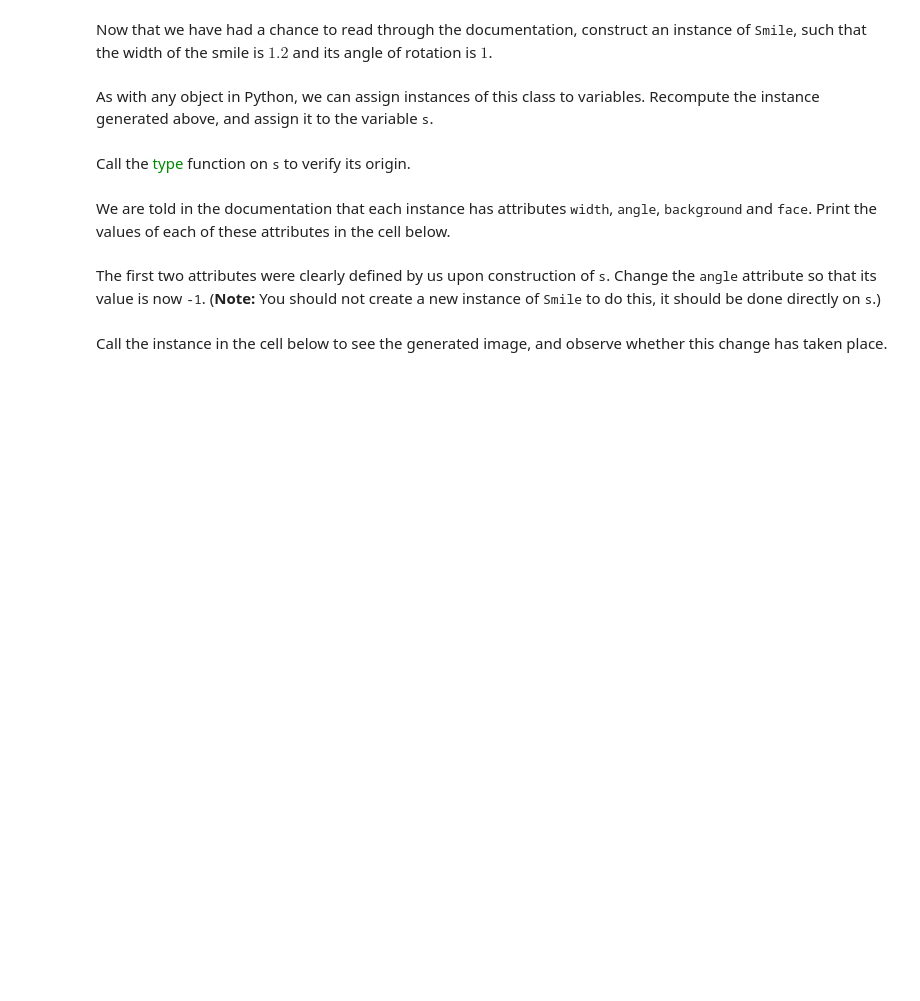
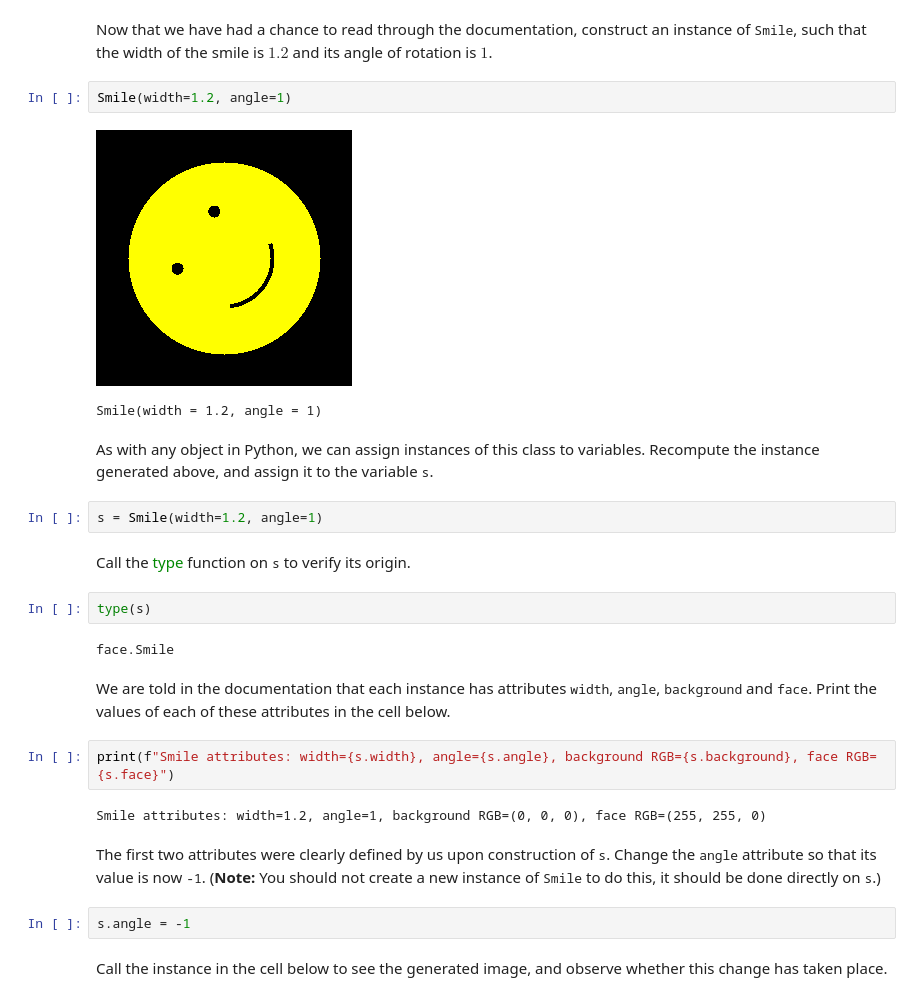
Before and after one commit to TomADavis/MTH5005-Programming-in-Python-II, a Jupyter notebook: Week 2/Week 02 Lab Workbook.ipynb, the cells around one changed output. Saved outputs shown, nothing was run; the diff lists cells and outputs as text; blank space fills up the shorter version.

```diff
--- a/Week 2/Week 02 Lab Workbook.ipynb
+++ b/Week 2/Week 02 Lab Workbook.ipynb
@@ -111,12 +181,29 @@ Call a function that gives the documentation for the class <samp>Smile</samp>, i
 # %% [markdown]
 Now that we have had a chance to read through the documentation, construct an instance of <samp>Smile</samp>, such that the width of the smile is $1.2$ and its angle of rotation is $1$.
+# %%
+Smile(width=1.2, angle=1)
+# %% [output]
+[figure, added]
+Smile(width = 1.2, angle = 1)
 # %% [markdown]
 As with any object in Python, we can assign instances of this class to variables.  Recompute the instance generated above, and assign it to the variable <samp>s</samp>.
+# %%
+s = Smile(width=1.2, angle=1)
 # %% [markdown]
 Call the <span style="font-family:consolas;color:rgb(0,136,0)">type</span> function on <samp>s</samp> to verify its origin.
+# %%
+type(s)
+# %% [output]
+face.Smile
 # %% [markdown]
 We are told in the documentation that each instance has attributes <samp>width</samp>, <samp>angle</samp>, <samp>background</samp> and <samp>face</samp>.  Print the values of each of these attributes in the cell below.
+# %%
+print(f"Smile attributes: width={s.width}, angle={s.angle}, background RGB={s.background}, face RGB={s.face}")
+# %% [output]
+Smile attributes: width=1.2, angle=1, background RGB=(0, 0, 0), face RGB=(255, 255, 0)
 # %% [markdown]
 The first two attributes were clearly defined by us upon construction of <samp>s</samp>.  Change the <samp>angle</samp> attribute so that its value is now <samp>-1</samp>.  (<b>Note:</b>  You should not create a new instance of <samp>Smile</samp> to do this, it should be done directly on <samp>s</samp>.)
+# %%
+s.angle = -1
 # %% [markdown]
 Call the instance in the cell below to see the generated image, and observe whether this change has taken place.
```
Also changed, not shown: parts of 24 cells of this notebook, 2 other files.
